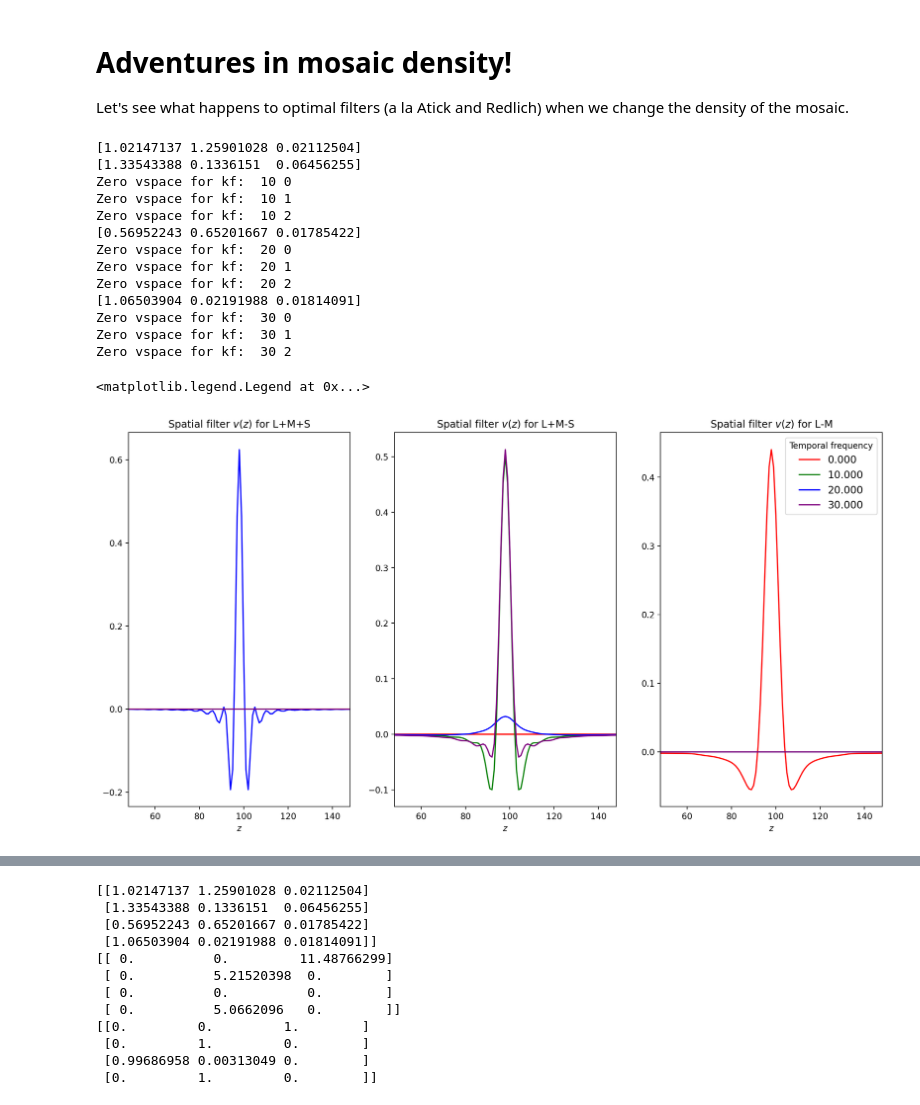
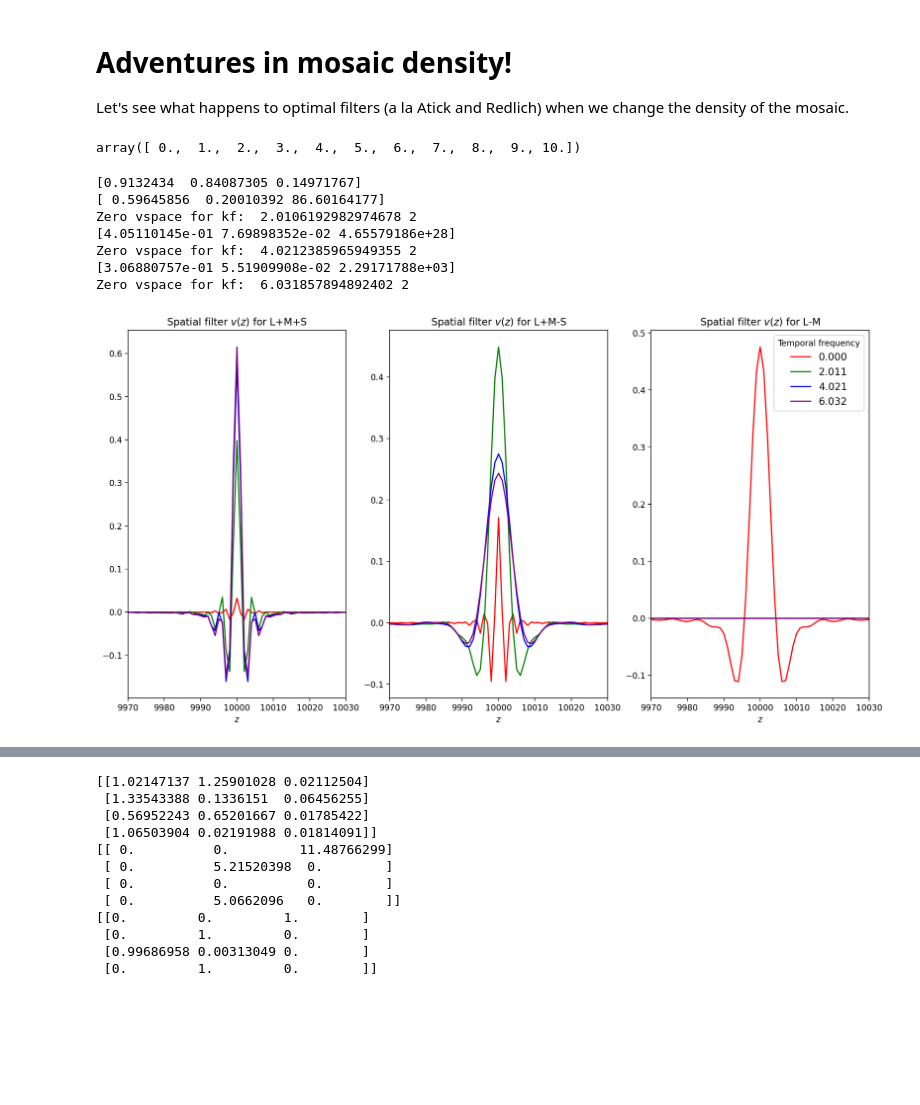
Before and after one commit to pearsonlab/efficientcodingcolor, a Jupyter notebook: Code/mosaic_density_color_empirical_Cx_v2.ipynb, the cells around one changed output, grey strips where cells are left out. Drawn from its saved outputs; the diff is of its cells as text; code cells hidden in the pictures; blank space fills up the shorter version.

```diff
--- a/Code/mosaic_density_color_empirical_Cx_v2.ipynb
+++ b/Code/mosaic_density_color_empirical_Cx_v2.ipynb
@@ -37,10 +37,13 @@ matplotlib.rcParams.update(matplotlib.rcParamsDefault)
 %matplotlib inline
 # %%
 #sigout = 1.25
-sigout = 2
+sigout = 1
 nu = 1e-3
 #A = np.array([100])
 
+C_scaling = 1/50000 #December 18th, 2024. Equal power across spatial filters
+#C_scaling = 1/5000 #No power in L+M+S at low temporal frequencies
+#C_scaling = 1/1000000 #November 7th, 2024. Less power in L-M channel at low temporal frequencies
 def soft_bandpass(lo, hi, freqs, stiffness=10):
     if lo <= 0:
         return scipy.special.expit(stiffness * (hi - freqs))
@@ -75,11 +78,12 @@ for i in range(U.shape[0]):
 Cx = scipy.ndimage.median_filter(Cx_pre, size = 5, axes = 0)
 n_channels = Cx.shape[2]
 
-def C_interpolate(k, o, i):
+def C_interpolate(k, o, i, dist = 0.01):
     #Fix: should not use integers for the first two inputs of RectVibarianteSpline. Use a fine grid.
-    func = RectBivariateSpline(np.arange(Cx.shape[0]), np.arange(Cx.shape[1]), np.log10(Cx[:,:,i]), s = 0)
+    func = RectBivariateSpline(np.linspace(0, 2*np.pi, Cx.shape[0]), np.linspace(0, 2*np.pi, Cx.shape[1]), np.log10(Cx[:,:,i]), s = 0)
     #return 10**func(k,o)/1000000000 #November 7th, 2024
-    return 10**func(k,o)/1000000 #November 7th, 2024
+    return 10**func(k,o)*C_scaling #November 7th, 2024
+
     #John: Should keep the log values for as long as possible.
     #John: Radial frequencies here are integers. But these are not the radial frequencies that generated these values; I should use the actual
     #radial frequencies instead.
@@ -98,9 +102,12 @@ def C(kk, oo, c):
 def C_fix_k(C, k, i):
     def C(o):
         return RectBivariateSpline(np.arange(Cx.shape[0]), np.arange(Cx.shape[1]), Cx[:,:,i])
+# %%
+#np.arange(0,Cx.shape[0], 0.01)
+np.linspace(0,10, 11)
+# %% [output]
+array([ 0.,  1.,  2.,  3.,  4.,  5.,  6.,  7.,  8.,  9., 10.])
 # %%
-
-
 #First frequencies are positive, I shouldn't use fftshift!!!
 #freqs_k = scipy.fft.fftshift(scipy.fft.fftfreq(N, d=dz) * 2 * np.pi)
 #freqs_omega = scipy.fft.fftshift(scipy.fft.fftfreq(M, d=dt) * 2 * np.pi)
@@ -205,12 +212,12 @@ def filter_power(eps, fixed_freq, indices, klims, channel, fixed_type):
 
     dk = 2*np.pi/len(indices)
 
-    freqs = indices*2*np.pi/len(indices)
+    freqs = indices#*2*np.pi/len(indices)
     freqs = pad_and_reflect(freqs, len(freqs)*2 - 2)
 
     #return np.sum(v2**2 * np.abs(freqs) * (ktilde + 1) * dk)/(2 * np.pi)**2
     return np.sum(v2**2 * np.abs(freqs) * (1/ktilde + 1) * dk)/(2 * np.pi)
-    return np.sum(v2**2 * np.abs(freqs) * (Ck + sigin**2) * dk)/(2 * np.pi)**2 #Original version
+    #return np.sum(v2**2 * np.abs(freqs) * (Ck + sigin**2) * dk)/(2 * np.pi)**2 #Original version
     #John: Needs to make sure I do the conversion from integral to sum correctly
     #Need to make srue dk is the correct value. dk = 2*pi/L
     #By convention, frequencies discrete are -pi to pi. My frequencies are from 0 to L.
@@ -248,11 +258,17 @@ dz = 1#Cx.shape[0]/N
 #freqs_k = scipy.fft.fftshift(scipy.fft.fftfreq(N, d=dz) * 2 * np.pi)
 #freqs_omega = scipy.fft.fftshift(scipy.fft.fftfreq(M, d=dt) * 2 * np.pi)
 
+
 k_min = 0
 k_max = 98
-k_indices = np.linspace(k_min, k_max -1, k_max - k_min)
-omega_indices = np.array([0,10,20,30])
-#omega_indices = np.array([0,15,45,65])
+n_freqs = 1000
+k_samples_per_freq = 10
+
+#k_indices = np.linspace(k_min, k_max -1, (k_max - k_min)*k_samples_per_freq)
+k_indices = np.linspace(0, 2*np.pi, 10000)
+
+omega_indices = np.array([0,40,80,120])*2*np.pi/125
+#omega_indices = np.array([0,5,10,15,20,25,30,35,40,45,50])*2*np.pi/125
 
 #freqs_k = (scipy.fft.fftfreq(N, d=dz) * np.pi)[0:N//2+1
 
@@ -264,16 +280,17 @@ L = (len(k_indices)//2) * dz
 zz = np.linspace(-L/2, L/2, N)
 
 # make a double exponential smoothing filter
-fz = np.arange(-.2,.2, 0.01)
-ff = np.exp(-20 * np.abs(fz))
+fz = np.arange(-10,10, 0.01)
+ff = np.exp(-0.01 * np.abs(fz))
 ff /= np.sum(ff)
 vv_all = []
 vf_all = []
 vvf_all = []
 vspace_all = []
+powers = []
 
 
-colors = ['red', 'green', 'blue', 'purple', 'orange', 'brown', 'yellow', 'pink', 'darkred', 'olive']
+colors = ['red', 'green', 'blue', 'purple', 'orange', 'brown', 'yellow', 'pink', 'darkred', 'olive', 'indigo']
 c = 0
 lines = []
 channel_labels = ['L+M+S', 'L+M-S', 'L-M']
@@ -283,8 +300,11 @@ for fixed_omega in omega_indices:
     #log_eps = log_eps[::-1]
     print(10**log_eps)
     vspace_omega = []
+    powers_omega = []
     for i in range(n_channels):
         vv = filter_k(fixed_omega, k_indices, 10**log_eps[i], 'temporal', i)(k_indices)
+        power = filter_power(10**log_eps[i], fixed_omega, k_indices, None, i, 'temporal')
+        powers_omega.append(power)
         #vv = vv[:,0]
         #vv = vv[::-1]
         vv_all.append(vv)
@@ -301,50 +321,45 @@ for fixed_omega in omega_indices:
         #print(vf.shape)
         vvf = pad_and_reflect(vf, vf.shape[0]*2)
         #vvf = vf
 
         vvf_all.append(vvf)
         vspace = np.real(scipy.fft.fft(vvf))
         vspace = np.real(scipy.fft.fftshift(scipy.fft.fft(scipy.fft.ifftshift(vvf))))
         vspace_omega.append(vspace)
         vspace_all.append(vspace)
+    powers.append(powers_omega)
     vspace_omega = np.array(vspace_omega)
     vspace_omega /= np.linalg.norm(vspace_omega)
     for i in range(n_channels):
-        if np.mean(vspace) == 0:
+        if np.max(vspace_omega[i,:]) == 0:
             print("Zero vspace for kf: ", fixed_omega, i)
         #line, = ax[i].plot(zz, vspace, color = colors[c], label = str(('{:.3f}').format(fixed_omega)))
         line, = ax[i].plot(vspace_omega[i,:], color = colors[c], label = str(('{:.3f}').format(fixed_omega)))
 
         center = int(vspace.shape[0]/2)
-        plot_range = 50
+        plot_range = 30
         ax[i].set_xlim(center - plot_range, center + plot_range)
         #ax[i].set_yticks([])
         ax[i].set_xlabel(r"$z$")
         ax[i].set_title(r"Spatial filter $v(z)$ for " + channel_labels[i]);
         #else:
            # print("Filter was zero for channel " + str(i) + " at temporal frequency " + str(fixed_omega))
     lines.append(line)
     c += 1
 ax[i].legend(handles=lines, title = "Temporal frequency", fontsize = 12)
+powers = np.array(powers)
     #ax[0].text(*label_loc, r'\textbf{B}', transform=ax[0].transAxes, fontsize=fontsize, fontweight=fontweight, va='top')
     #cbar = fig.colorbar(s)
     #cbar.ax.tick_params(labelsize=50)
 # %% [output]
-[1.02147137 1.25901028 0.02112504]
-[1.33543388 0.1336151  0.06456255]
-Zero vspace for kf:  10 0
-Zero vspace for kf:  10 1
-Zero vspace for kf:  10 2
-[0.56952243 0.65201667 0.01785422]
-Zero vspace for kf:  20 0
-Zero vspace for kf:  20 1
-Zero vspace for kf:  20 2
-[1.06503904 0.02191988 0.01814091]
-Zero vspace for kf:  30 0
-Zero vspace for kf:  30 1
-Zero vspace for kf:  30 2
+[0.9132434  0.84087305 0.14971767]
+[ 0.59645856  0.20010392 86.60164177]
+Zero vspace for kf:  2.0106192982974678 2
+[4.05110145e-01 7.69898352e-02 4.65579186e+28]
+Zero vspace for kf:  4.0212385965949355 2
+[3.06880757e-01 5.51909908e-02 2.29171788e+03]
+Zero vspace for kf:  6.031857894892402 2
-<matplotlib.legend.Legend at 0x...>
-[figure, old version]
+[figure, new version]
 # %%
 powers
 # %% [output]
```
Also changed, not shown: parts of 8 cells of this notebook, 1 other file.
